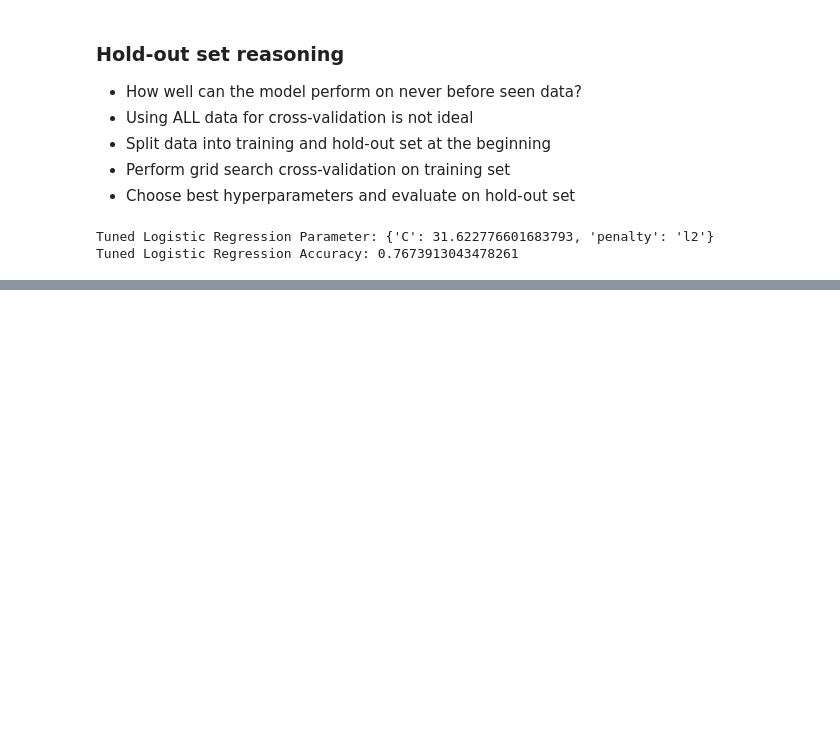
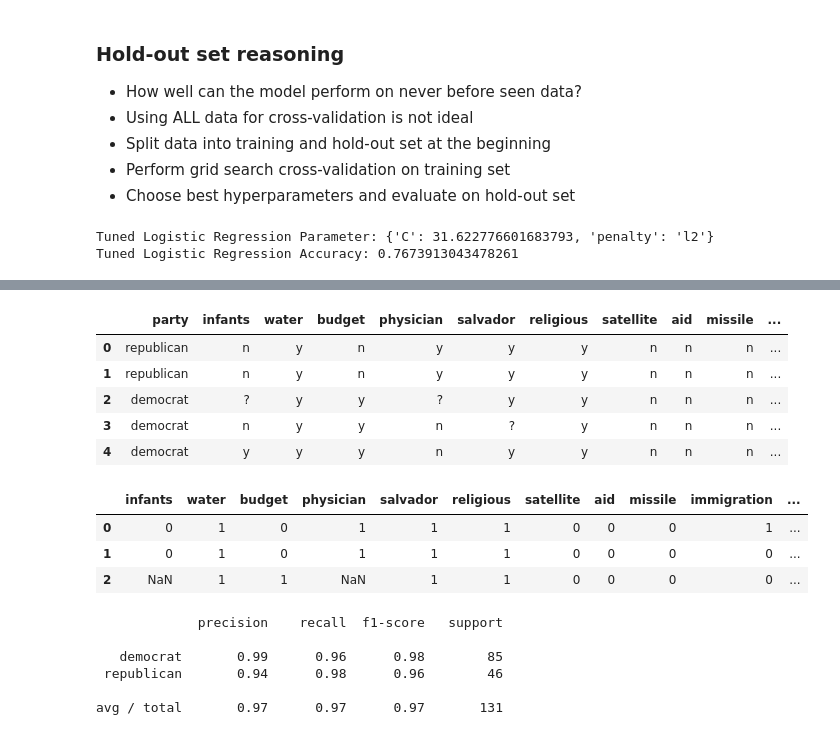
Before and after one commit to MikSm1th/datacamp_notes, a Jupyter notebook: supervised_learning_with_scikit_learn/Fine-tuning your model .ipynb, the cells around one changed output, grey strips where cells are left out. Drawn from its saved outputs; the diff is of its cells as text; code cells hidden in the pictures; blank space fills up the shorter version.

```diff
--- a/supervised_learning_with_scikit_learn/Fine-tuning your model .ipynb
+++ b/supervised_learning_with_scikit_learn/Fine-tuning your model .ipynb
@@ -435,0 +648,14 @@ Tuned ElasticNet MSE: 0.16664179543611
+# %%
+cols = ['party', 'infants', 'water', 'budget', 'physician', 'salvador',
+       'religious', 'satellite', 'aid', 'missile', 'immigration', 'synfuels',
+       'education', 'superfund', 'crime', 'duty_free_exports', 'eaa_rsa']
+# %%
+df = pd.read_csv('house-votes-84.csv', names=cols)
+df.head()
+# %% [output]
+|  | party | infants | water | budget | physician | salvador | religious | satellite | aid | missile | ... |
+| 0 | republican | n | y | n | y | y | y | n | n | n | ... |
+| 1 | republican | n | y | n | y | y | y | n | n | n | ... |
+| 2 | democrat | ? | y | y | ? | y | y | n | n | n | ... |
+| 3 | democrat | n | y | y | n | ? | y | n | n | n | ... |
+| 4 | democrat | y | y | y | n | y | y | n | n | n | ... |
@@ -435,0 +666,41 @@ Tuned ElasticNet MSE: 0.16664179543611
+# %%
+y = df.party
+X = df.drop('party', axis=1)
+X[:3]
+# %% [output]
+|  | infants | water | budget | physician | salvador | religious | satellite | aid | missile | immigration | ... |
+| 0 | 0 | 1 | 0 | 1 | 1 | 1 | 0 | 0 | 0 | 1 | ... |
+| 1 | 0 | 1 | 0 | 1 | 1 | 1 | 0 | 0 | 0 | 0 | ... |
+| 2 | NaN | 1 | 1 | NaN | 1 | 1 | 0 | 0 | 0 | 0 | ... |
+# %%
+# Import necessary modules
+from sklearn.preprocessing import Imputer
+from sklearn.pipeline import Pipeline
+from sklearn.svm import SVC
+
+# Setup the pipeline steps: steps
+steps = [('imputation', Imputer(missing_values='NaN', strategy='most_frequent', axis=0)),
+        ('SVM', SVC())]
+
+# Create the pipeline: pipeline
+pipeline = Pipeline(steps)
+
+# Create training and test sets
+X_train, X_test, y_train, y_test = train_test_split(X, y, test_size=0.3,
+                                                    random_state=42)
+
+# Fit the pipeline to the train set
+pipeline.fit(X_train, y_train)
+
+# Predict the labels of the test set
+y_pred = pipeline.predict(X_test)
+
+# Compute metrics
+print(classification_report(y_test, y_pred))
+# %% [output]
+             precision    recall  f1-score   support
+
+   democrat       0.99      0.96      0.98        85
+ republican       0.94      0.98      0.96        46
+
+avg / total       0.97      0.97      0.97       131
```
Also changed, not shown: parts of 44 cells of this notebook, 11 other files.
